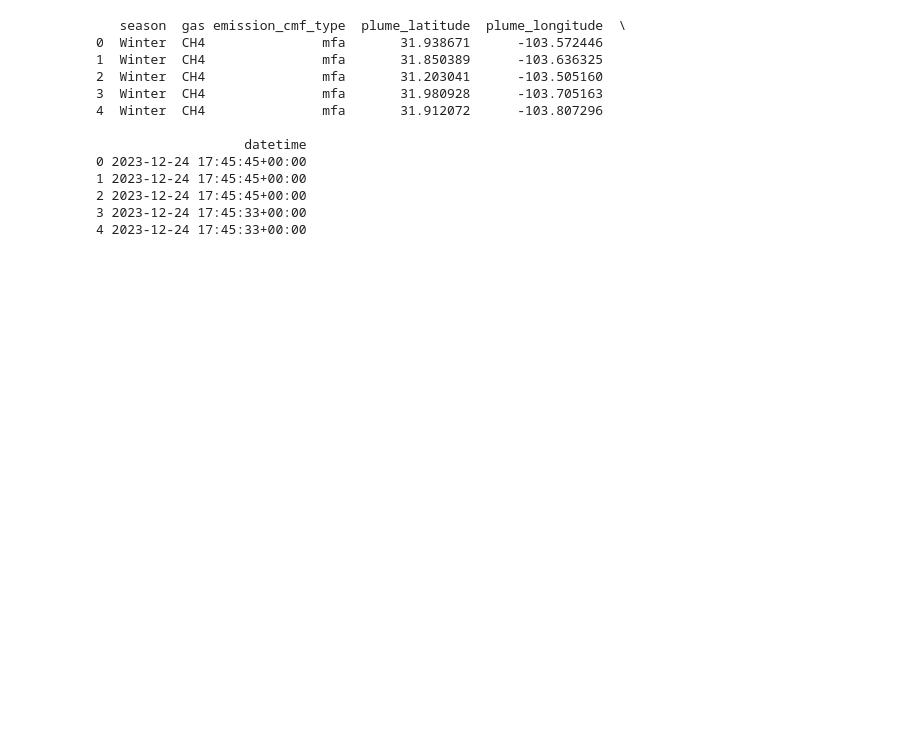
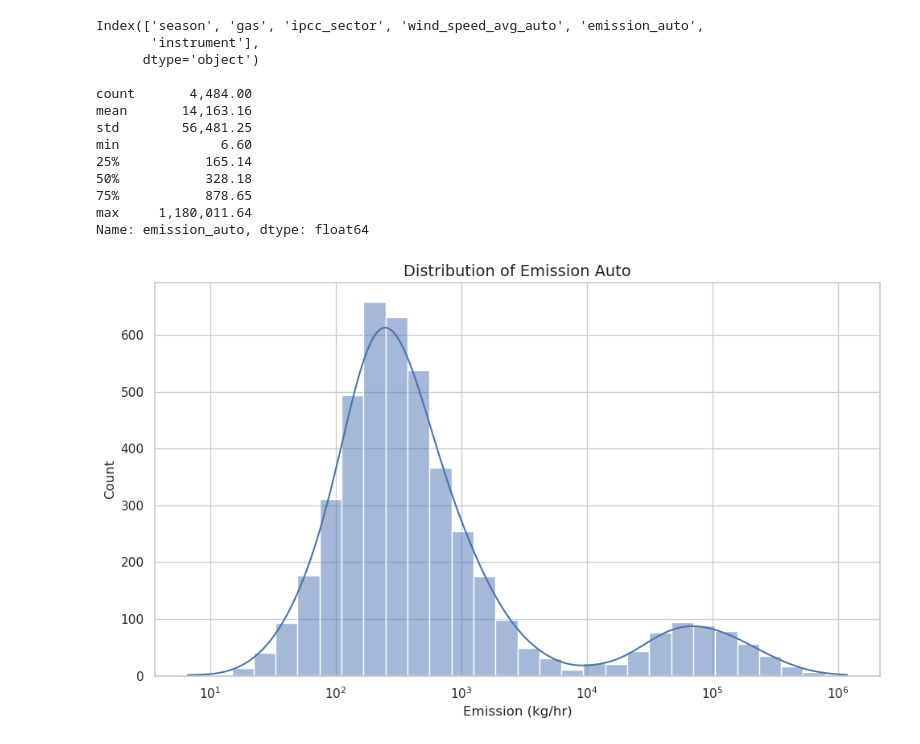
Before and after one commit to alibecerra/Methane, a Jupyter notebook: notebooks/05_MLproj.ipynb, the cells around one changed output. Saved outputs shown, nothing was run; the diff lists cells and outputs as text; code cells hidden in the pictures; blank space fills up the shorter version.

```diff
--- a/notebooks/05_MLproj.ipynb
+++ b/notebooks/05_MLproj.ipynb
@@ -1,7 +1,18 @@
 # %%
 import pandas as pd
+import matplotlib.pyplot as plt
+import seaborn as sns
+import numpy as np
+import numpy as np
+from sklearn.pipeline       import Pipeline
+from sklearn.compose        import ColumnTransformer
+from sklearn.preprocessing  import OneHotEncoder
+from sklearn.linear_model   import LinearRegression
+from sklearn.ensemble       import RandomForestRegressor
+from sklearn.metrics        import mean_absolute_error, mean_squared_error
+from sklearn.model_selection import train_test_split
 
-data = pd.read_csv("/Users/aj/cojects/Methane/data/plumes_TX.csv", on_bad_lines='skip')
+data = pd.read_csv("/home/aj/cojects/Methane/data/CA-NV-TX.csv", on_bad_lines='skip')
 # %%
 
 # Ensure 'datetime' is in the correct format
@@ -36,23 +118,48 @@ print(data[['datetime', 'season']].head())
 # %%
 # Select relevant columns
-selected_columns = ['season', 'gas', 'emission_cmf_type', 'plume_latitude', 'plume_longitude', 'datetime']
+selected_columns = ['season', 'gas', 'ipcc_sector',  'wind_speed_avg_auto', 'emission_auto', 'instrument']
 
 # Remove rows with missing values in important columns
 data = data[selected_columns].dropna()
 
 # Check the resulting dataframe
-print(data.head())
+#print(data.head())
+print(data.columns)
+print()
+pd.set_option('display.float_format', '{:,.2f}'.format)
+print(data["emission_auto"].describe())
+
+sns.set(style="whitegrid")
+
+# Create the histogram
+plt.figure(figsize=(10, 6))
+sns.histplot(
+    data=data,
+    x="emission_auto",
+    bins=30,        # feel free to adjust number of bins
+    kde=True,       # add a density curve
+    log_scale=True  # optionally plot on a log scale if skewed
+)
+
+# Add labels and title
+plt.title("Distribution of Emission Auto", fontsize=14)
+plt.xlabel("Emission (kg/hr)", fontsize=12)
+plt.ylabel("Count", fontsize=12)
+
+plt.tight_layout()
+plt.show()
 # %% [output]
-   season  gas emission_cmf_type  plume_latitude  plume_longitude  \
-0  Winter  CH4               mfa       31.938671      -103.572446
-1  Winter  CH4               mfa       31.850389      -103.636325
-2  Winter  CH4               mfa       31.203041      -103.505160
-3  Winter  CH4               mfa       31.980928      -103.705163
-4  Winter  CH4               mfa       31.912072      -103.807296
+Index(['season', 'gas', 'ipcc_sector', 'wind_speed_avg_auto', 'emission_auto',
+       'instrument'],
+      dtype='object')
 
-                   datetime
-0 2023-12-24 17:45:45+00:00
-1 2023-12-24 17:45:45+00:00
-2 2023-12-24 17:45:45+00:00
-3 2023-12-24 17:45:33+00:00
-4 2023-12-24 17:45:33+00:00
+count       4,484.00
+mean       14,163.16
+std        56,481.25
+min             6.60
+25%           165.14
+50%           328.18
+75%           878.65
+max     1,180,011.64
+Name: emission_auto, dtype: float64
+[figure, added]
```
Also changed, not shown: parts of 10 cells of this notebook, 8 other files.
